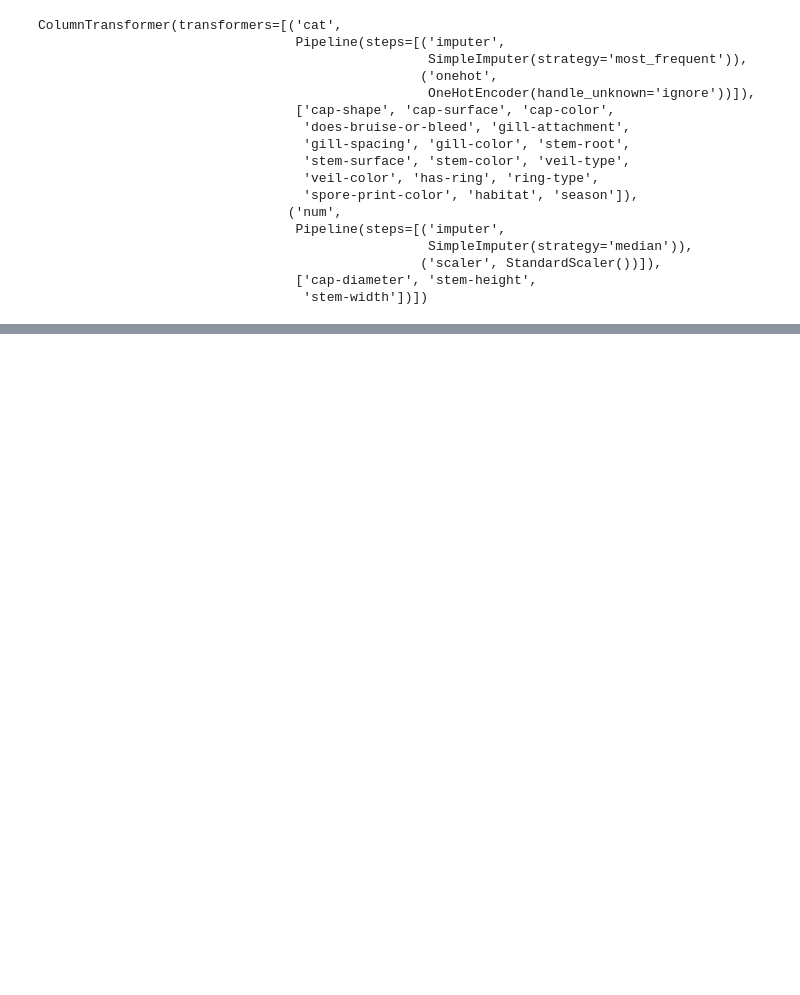
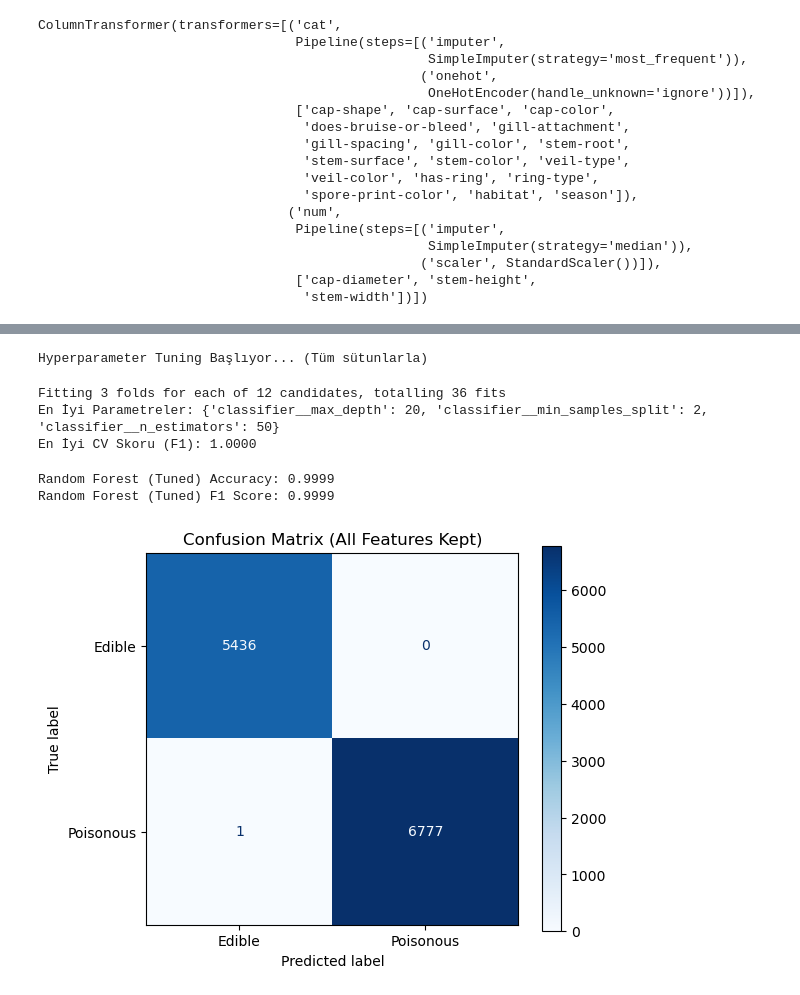
Before and after one commit to yusuferenaykurtt/ML_Final, a Jupyter notebook: notebook/mushroom_classification.ipynb, the cells around one changed output, grey strips where cells are left out. Drawn from its saved outputs; the diff is of its cells as text; code cells hidden in the pictures; blank space fills up the shorter version.

```diff
--- a/notebook/mushroom_classification.ipynb
+++ b/notebook/mushroom_classification.ipynb
@@ -219,0 +244,56 @@ logreg_accuracy, logreg_precision, logreg_recall, logreg_f1
+# %%
+X_train, X_test, y_train, y_test = train_test_split(X, y, test_size=0.2, random_state=42, stratify=y)
+# %%
+from sklearn.ensemble import RandomForestClassifier
+
+print("Hyperparameter Tuning Başlıyor... (Tüm sütunlarla)")
+
+rf_pipeline = Pipeline(steps=[
+    ('preprocessor', preprocessor),
+    ('classifier', RandomForestClassifier(random_state=42, class_weight='balanced'))
+])
+# %% [output]
+Hyperparameter Tuning Başlıyor... (Tüm sütunlarla)
+# %%
+from sklearn.model_selection import GridSearchCV
+
+param_grid = {
+    'classifier__n_estimators': [50, 100],
+    'classifier__max_depth': [10, 20, None],
+    'classifier__min_samples_split': [2, 5]
+}
+
+grid_search = GridSearchCV(rf_pipeline, param_grid, cv=3, scoring='f1', n_jobs=-1, verbose=1)
+grid_search.fit(X_train, y_train)
+
+best_model = grid_search.best_estimator_
+best_params = grid_search.best_params_
+
+print(f"En İyi Parametreler: {best_params}")
+print(f"En İyi CV Skoru (F1): {grid_search.best_score_:.4f}")
+# %% [output]
+Fitting 3 folds for each of 12 candidates, totalling 36 fits
+En İyi Parametreler: {'classifier__max_depth': 20, 'classifier__min_samples_split': 2, 'classifier__n_estimators': 50}
+En İyi CV Skoru (F1): 1.0000
+# %%
+y_pred = best_model.predict(X_test)
+y_proba = best_model.predict_proba(X_test)[:, 1]
+
+# Metrikler
+acc = accuracy_score(y_test, y_pred)
+f1 = f1_score(y_test, y_pred)
+
+print(f"\nRandom Forest (Tuned) Accuracy: {acc:.4f}")
+print(f"Random Forest (Tuned) F1 Score: {f1:.4f}")
+# %% [output]
+Random Forest (Tuned) Accuracy: 0.9999
+Random Forest (Tuned) F1 Score: 0.9999
+# %%
+from sklearn.metrics import ConfusionMatrixDisplay
+
+fig, ax = plt.subplots(figsize=(6, 5))
+ConfusionMatrixDisplay.from_predictions(y_test, y_pred, ax=ax, cmap='Blues', display_labels=['Edible', 'Poisonous'])
+ax.set_title("Confusion Matrix (All Features Kept)")
+plt.savefig('confusion_matrix_final.png')
+# %% [output]
+[figure, added]
```
Also changed, not shown: parts of 9 cells of this notebook, 3 other files.
